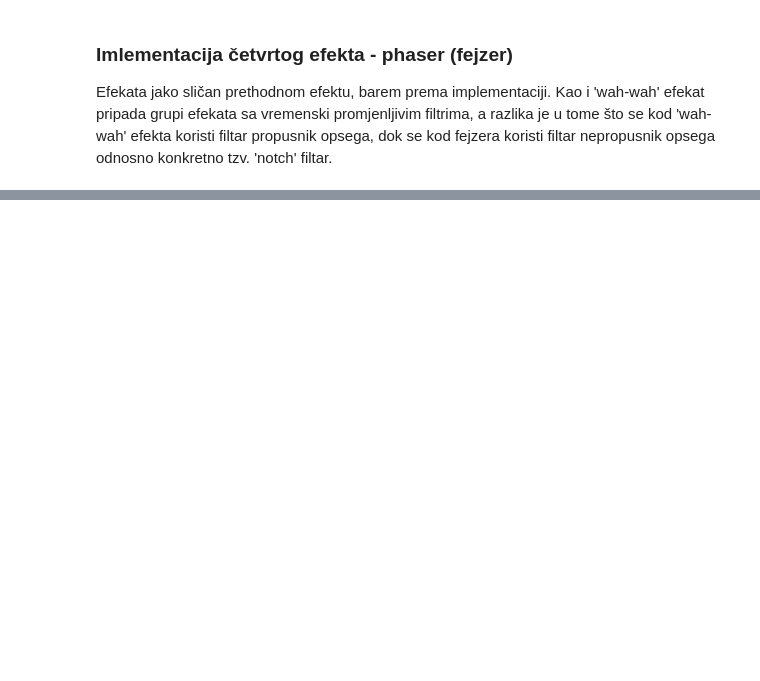
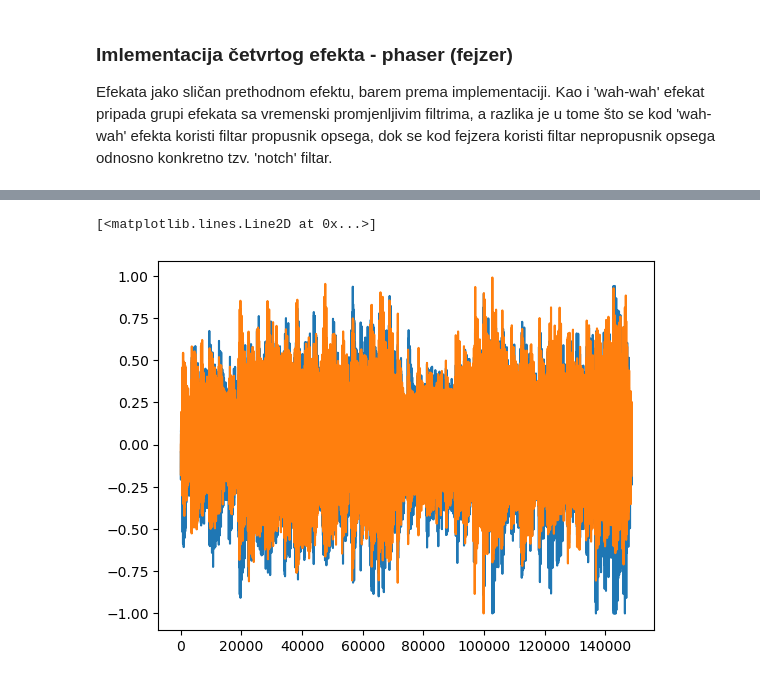
Before and after one commit to nemanjatr/sdos_projektni_zadatak, a Jupyter notebook: python_implementacija/gitarski_audio_efekti.ipynb, the cells around one changed output, grey strips where cells are left out. Drawn from its saved outputs; the diff is of its cells as text; code cells hidden in the pictures; blank space fills up the shorter version.

Commit message:
- Prethodni commit nije imao promjene u fajlu gitarski_audio_efekti, kao što piše u commit poruci, pa se one sada komituju

```diff
--- a/python_implementacija/gitarski_audio_efekti.ipynb
+++ b/python_implementacija/gitarski_audio_efekti.ipynb
@@ -119,0 +124,12 @@ Audio(y, rate=Fs)
+# %%
+def reverb(x, alpha, N, R):
+    y = np.zeros(len(x))
+    for n in range(len(x)):
+        for k in range(N):
+            y[n] += ((alpha ** k) * (x[n - k*R] if (n - k*R) > 0 else 0))
+    y = y / np.max(np.abs(y))
+    return y
+# %%
+Fs, x = wavfile.read('testni_audio_uzorci/acoustic.wav')
+y = reverb(x, 0.8, 10, 8)
+Audio(y, rate=Fs)
@@ -119,0 +138,8 @@ Audio(y, rate=Fs)
+# %%
+x = x / np.max(np.abs(x))
+plt.figure()
+plt.plot(x)
+plt.plot(y)
+# %% [output]
+[<matplotlib.lines.Line2D at 0x...>]
+[figure, added]
```
Also changed, not shown: parts of 3 cells of this notebook.
